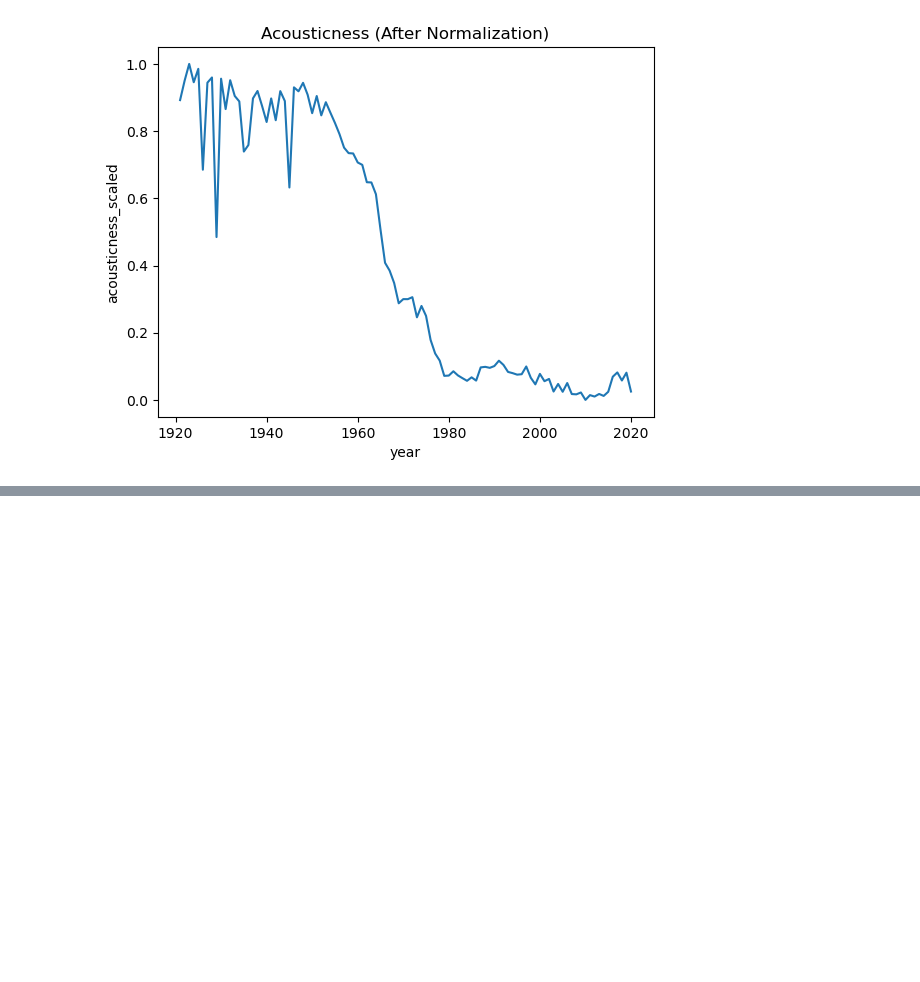
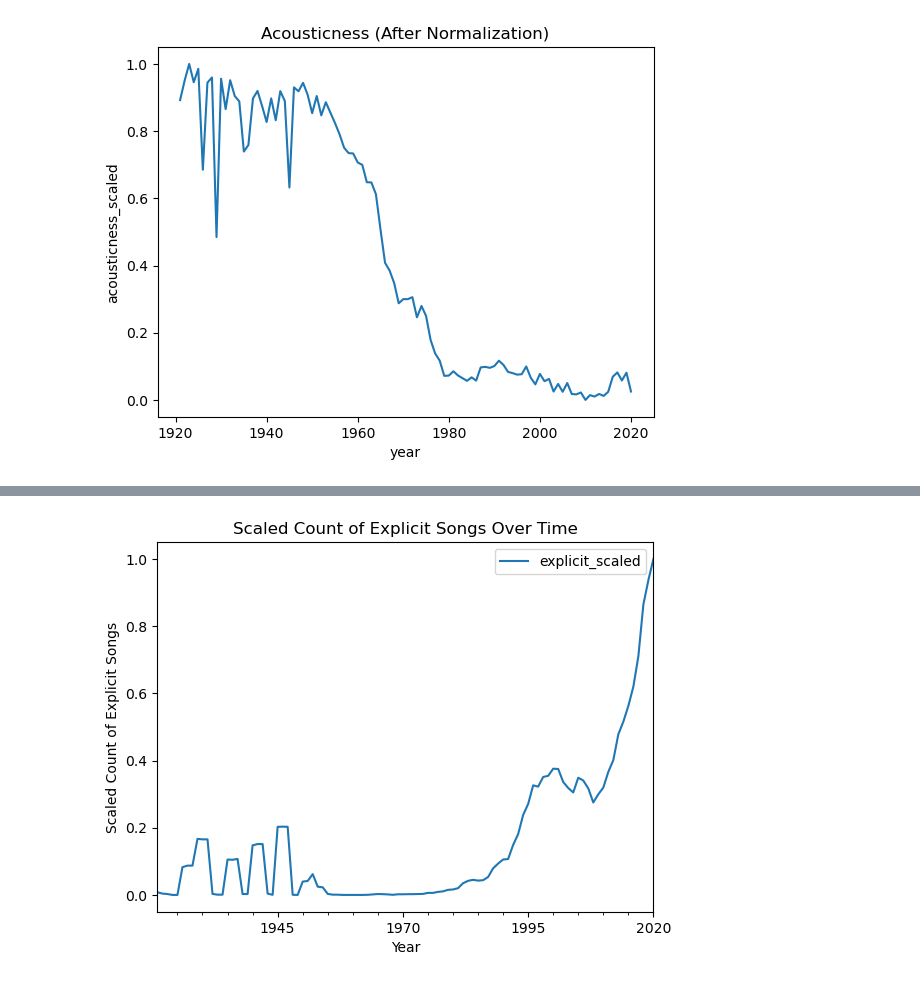
Before and after one commit to moraditya/spotify-time-series, a Jupyter notebook: models/spotify-LSTM.ipynb, the cells around one changed output, grey strips where cells are left out. Saved outputs shown, nothing was run; the diff lists cells and outputs as text; code cells hidden in the pictures; blank space fills up the shorter version.

```diff
--- a/models/spotify-LSTM.ipynb
+++ b/models/spotify-LSTM.ipynb
@@ -309,0 +341,17 @@ plt.show()
+# %%
+# initialize MinMaxScaler
+scaler = MinMaxScaler()
+
+# scale the annual explicit counts (you can use the smoothed data or the raw counts)
+explicit_count_scaled = scaler.fit_transform(explicit_count_df_smoothed.to_frame())
+
+# convert scaled data back into a dataframe for easier processing later
+explicit_count_scaled_df = pd.DataFrame(explicit_count_scaled, index=explicit_count_df_smoothed.index, columns=['explicit_scaled'])
+
+# plot the scaled counts to visualize
+explicit_count_scaled_df.plot(title="Scaled Count of Explicit Songs Over Time")
+plt.xlabel('Year')
+plt.ylabel('Scaled Count of Explicit Songs')
+plt.show()
+# %% [output]
+[figure, added]
```
Also changed, not shown: parts of 17 cells of this notebook.
